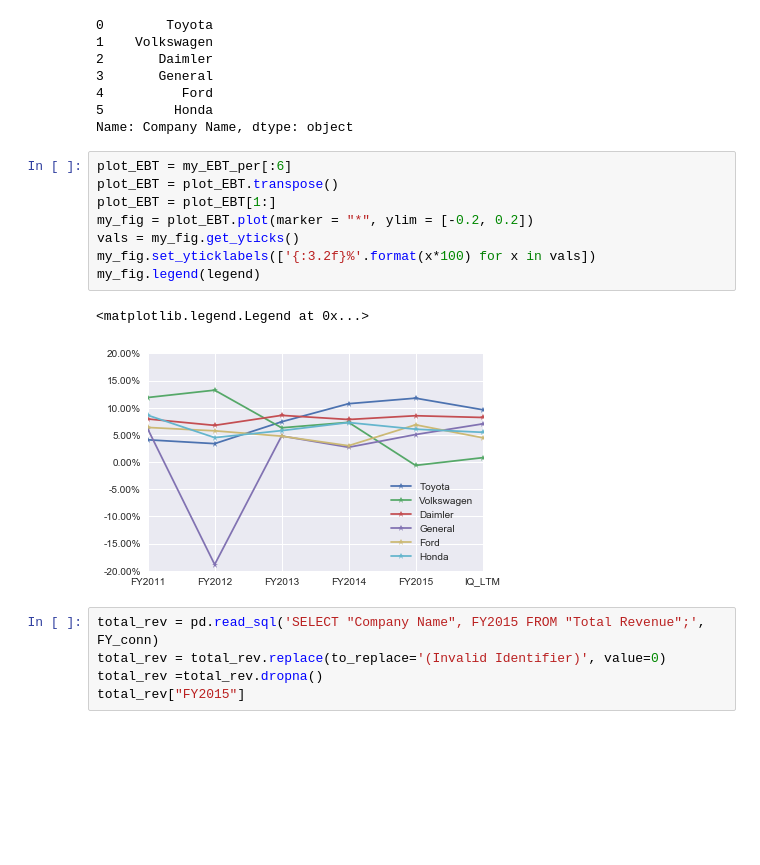
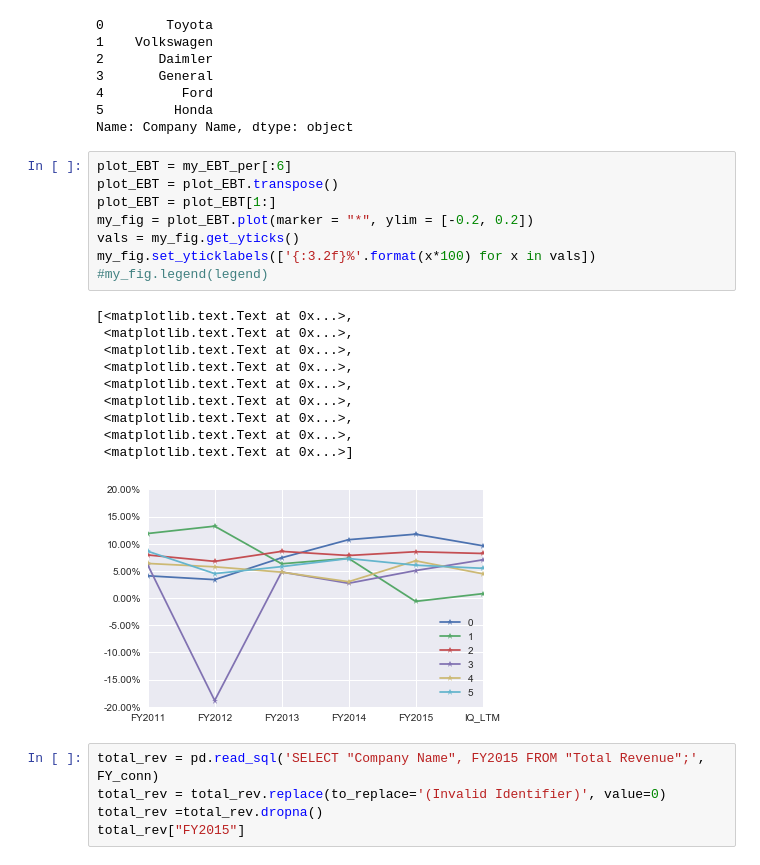
Before and after one commit to acebigdata/Django, a Jupyter notebook: AVA/Data_Load.ipynb, the cells around one changed output. Drawn from its saved outputs; the diff is of its cells as text; blank space fills up the shorter version.

```diff
--- a/AVA/Data_Load.ipynb
+++ b/AVA/Data_Load.ipynb
@@ -220,14 +177,22 @@ Name: Company Name, dtype: object
 # %%
 plot_EBT = my_EBT_per[:6]
 plot_EBT = plot_EBT.transpose()
 plot_EBT = plot_EBT[1:]
 my_fig = plot_EBT.plot(marker = "*", ylim = [-0.2, 0.2])
 vals = my_fig.get_yticks()
 my_fig.set_yticklabels(['{:3.2f}%'.format(x*100) for x in vals])
-my_fig.legend(legend)
+#my_fig.legend(legend)
 # %% [output]
-<matplotlib.legend.Legend at 0x...>
+[<matplotlib.text.Text at 0x...>,
+ <matplotlib.text.Text at 0x...>,
+ <matplotlib.text.Text at 0x...>,
+ <matplotlib.text.Text at 0x...>,
+ <matplotlib.text.Text at 0x...>,
+ <matplotlib.text.Text at 0x...>,
+ <matplotlib.text.Text at 0x...>,
+ <matplotlib.text.Text at 0x...>,
+ <matplotlib.text.Text at 0x...>]
-[figure, old version]
+[figure, new version]
 # %%
 total_rev = pd.read_sql('SELECT "Company Name", FY2015 FROM "Total Revenue";', FY_conn)
 total_rev = total_rev.replace(to_replace='(Invalid Identifier)', value=0)
```
Also changed, not shown: parts of 5 cells of this notebook, 2 other files.
